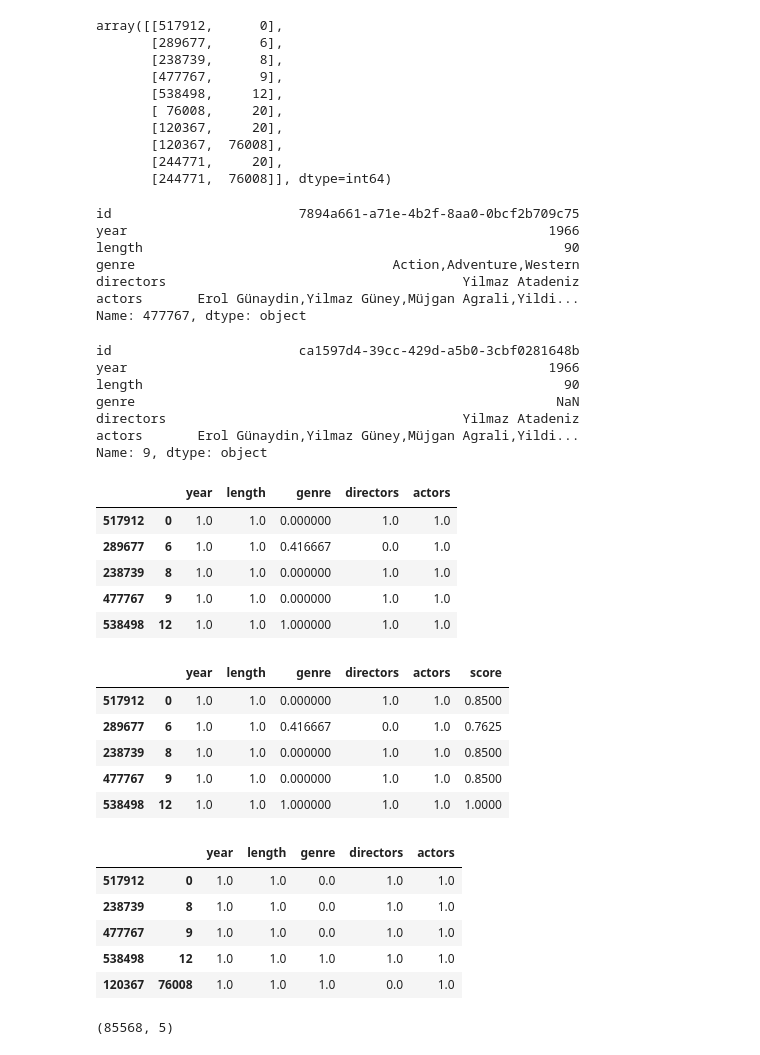
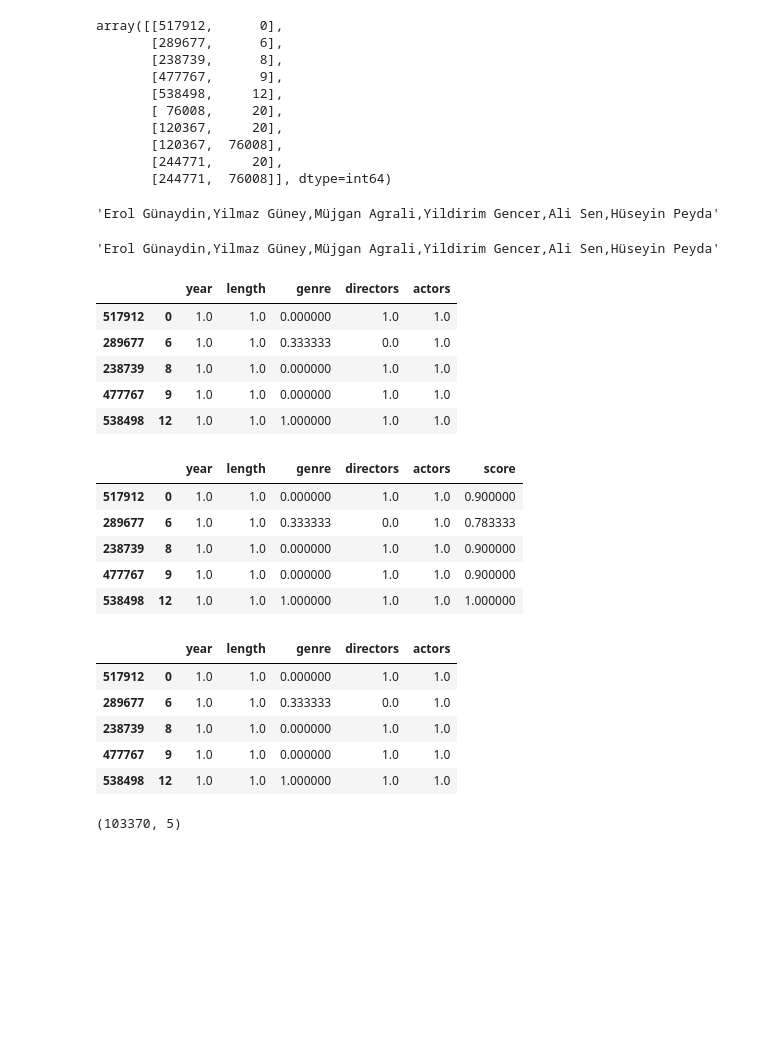
Before and after one commit to dmehala/dedup-cs, a Jupyter notebook: data-explroation.ipynb, the cells around one changed output. Drawn from its saved outputs; the diff is of its cells as text; code cells hidden in the pictures; blank space fills up the shorter version.

```diff
--- a/data-explroation.ipynb
+++ b/data-explroation.ipynb
@@ -85,9 +85,9 @@ Year and length does not look bad, a majority are those values make sense, and c
 ## Data cleaning
 # %%
 def split_list(x):
-    return x if isinstance(x, float) else x.split(',')
+    return x if isinstance(x, float) else set(x.split(','))
 
-df['actors'] = df['actors'].apply(split_list)
+df['actors_split'] = df['actors'].apply(split_list)
 df['genre'] = df['genre'].apply(split_list)
 df['directors'] = df['directors'].apply(split_list)
 
@@ -214,72 +214,64 @@ array([[517912,      0],
        [244771,     20],
        [244771,  76008]], dtype=int64)
 # %%
-df.iloc[477767]
+df.iloc[477767].actors
 # %% [output]
-id                        7894a661-a71e-4b2f-8aa0-0bcf2b709c75
-year                                                      1966
-length                                                      90
-genre                                 Action,Adventure,Western
-directors                                      Yilmaz Atadeniz
-actors       Erol Günaydin,Yilmaz Güney,Müjgan Agrali,Yildi...
-Name: 477767, dtype: object
+'Erol Günaydin,Yilmaz Güney,Müjgan Agrali,Yildirim Gencer,Ali Sen,Hüseyin Peyda'
 # %%
-df.iloc[9]
+df.iloc[9].actors
 # %% [output]
-id                        ca1597d4-39cc-429d-a5b0-3cbf0281648b
-year                                                      1966
-length                                                      90
-genre                                                      NaN
-directors                                      Yilmaz Atadeniz
-actors       Erol Günaydin,Yilmaz Güney,Müjgan Agrali,Yildi...
-Name: 9, dtype: object
+'Erol Günaydin,Yilmaz Güney,Müjgan Agrali,Yildirim Gencer,Ali Sen,Hüseyin Peyda'
 # %%
 vectorized_expr = np.vectorize(lambda x, y: 1.0 if 2*abs(x-y)/(x+y) <= 0.05 else 0.0)
+jaccard_vec = np.vectorize(lambda x, y: 0.0 if (isinstance(x, float) or isinstance(y, float)) else float(len(x.intersection(y)) / len(x.union(y))))
 
-def compare_length(s1, s2):
+def length_similarity(s1, s2):
     return vectorized_expr(s1, s2)
+
+def jaccard_similarity(s1, s2):
+    return jaccard_vec(s1, s2)
 
 comp = rl.Compare()
 comp.numeric('year', 'year', method='step', offset=1, label='year') # Step: expr = 'abs(d - origin) <= offset'
-comp.compare_vectorized(compare_length, 'length', 'length', label='length')
-comp.string('genre', 'genre', method='lcs', label='genre')
-comp.string('directors', 'directors', method='lcs', label='directors')
-comp.string('actors', 'actors', method='lcs', label='actors')
+comp.compare_vectorized(length_similarity, 'length', 'length', label='length')
+comp.compare_vectorized(jaccard_similarity, 'genre', 'genre', label='genre')
+comp.compare_vectorized(jaccard_similarity, 'directors', 'directors', label='directors')
+comp.compare_vectorized(jaccard_similarity, 'actors_split', 'actors_split', label='actors')
 
 comparison_vectors = comp.compute(pairs, df)
 comparison_vectors.head()
 # %% [output]
 |  |  | year | length | genre | directors | actors |
 | 517912 | 0 | 1.0 | 1.0 | 0.000000 | 1.0 | 1.0 |
-| 289677 | 6 | 1.0 | 1.0 | 0.416667 | 0.0 | 1.0 |
+| 289677 | 6 | 1.0 | 1.0 | 0.333333 | 0.0 | 1.0 |
 | 238739 | 8 | 1.0 | 1.0 | 0.000000 | 1.0 | 1.0 |
 | 477767 | 9 | 1.0 | 1.0 | 0.000000 | 1.0 | 1.0 |
 | 538498 | 12 | 1.0 | 1.0 | 1.000000 | 1.0 | 1.0 |
 # %%
-scores = np.average(comparison_vectors.values, axis=1, weights=[30, 30, 15, 15, 10])
+scores = np.average(comparison_vectors.values, axis=1, weights=[30, 30, 10, 15, 15])
 scores_comparison_vectors = comparison_vectors.assign(score=scores)
 scores_comparison_vectors.head()
 # %% [output]
 |  |  | year | length | genre | directors | actors | score |
-| 517912 | 0 | 1.0 | 1.0 | 0.000000 | 1.0 | 1.0 | 0.8500 |
-| 289677 | 6 | 1.0 | 1.0 | 0.416667 | 0.0 | 1.0 | 0.7625 |
-| 238739 | 8 | 1.0 | 1.0 | 0.000000 | 1.0 | 1.0 | 0.8500 |
-| 477767 | 9 | 1.0 | 1.0 | 0.000000 | 1.0 | 1.0 | 0.8500 |
-| 538498 | 12 | 1.0 | 1.0 | 1.000000 | 1.0 | 1.0 | 1.0000 |
+| 517912 | 0 | 1.0 | 1.0 | 0.000000 | 1.0 | 1.0 | 0.900000 |
+| 289677 | 6 | 1.0 | 1.0 | 0.333333 | 0.0 | 1.0 | 0.783333 |
+| 238739 | 8 | 1.0 | 1.0 | 0.000000 | 1.0 | 1.0 | 0.900000 |
+| 477767 | 9 | 1.0 | 1.0 | 0.000000 | 1.0 | 1.0 | 0.900000 |
+| 538498 | 12 | 1.0 | 1.0 | 1.000000 | 1.0 | 1.0 | 1.000000 |
 # %%
-matches = comparison_vectors[scores_comparison_vectors['score'] >= 0.85]
+matches = comparison_vectors[scores_comparison_vectors['score'] >= 0.75]
 matches.head()
 # %% [output]
 |  |  | year | length | genre | directors | actors |
-| 517912 | 0 | 1.0 | 1.0 | 0.0 | 1.0 | 1.0 |
-| 238739 | 8 | 1.0 | 1.0 | 0.0 | 1.0 | 1.0 |
-| 477767 | 9 | 1.0 | 1.0 | 0.0 | 1.0 | 1.0 |
-| 538498 | 12 | 1.0 | 1.0 | 1.0 | 1.0 | 1.0 |
-| 120367 | 76008 | 1.0 | 1.0 | 1.0 | 0.0 | 1.0 |
+| 517912 | 0 | 1.0 | 1.0 | 0.000000 | 1.0 | 1.0 |
+| 289677 | 6 | 1.0 | 1.0 | 0.333333 | 0.0 | 1.0 |
+| 238739 | 8 | 1.0 | 1.0 | 0.000000 | 1.0 | 1.0 |
+| 477767 | 9 | 1.0 | 1.0 | 0.000000 | 1.0 | 1.0 |
+| 538498 | 12 | 1.0 | 1.0 | 1.000000 | 1.0 | 1.0 |
 # %%
 matches.shape
 # %% [output]
-(85568, 5)
+(103370, 5)
 # %%
 display(df.loc[[517912]])
 print("matched:")
```
Also changed, not shown: parts of 1 cell of this notebook, 4 other files.
